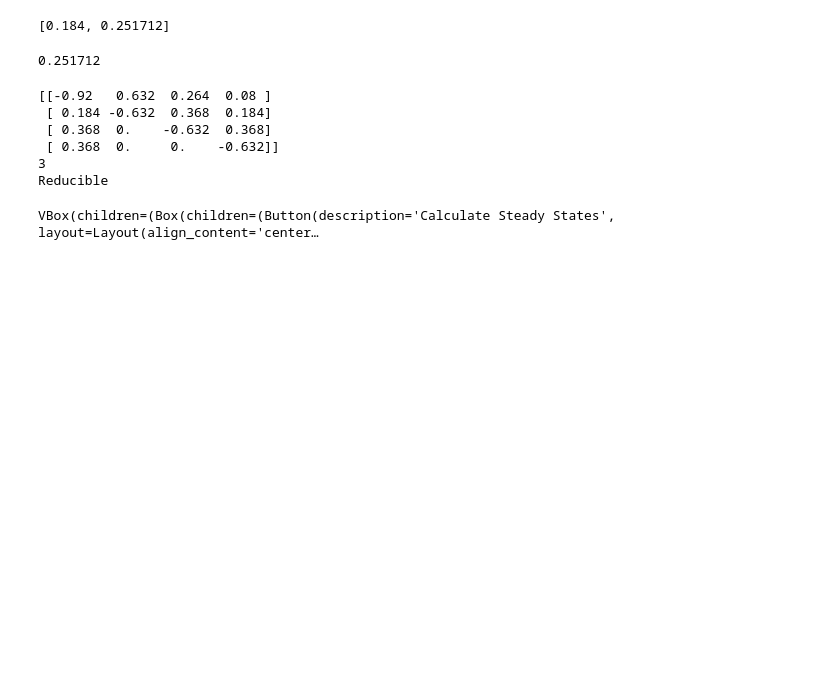
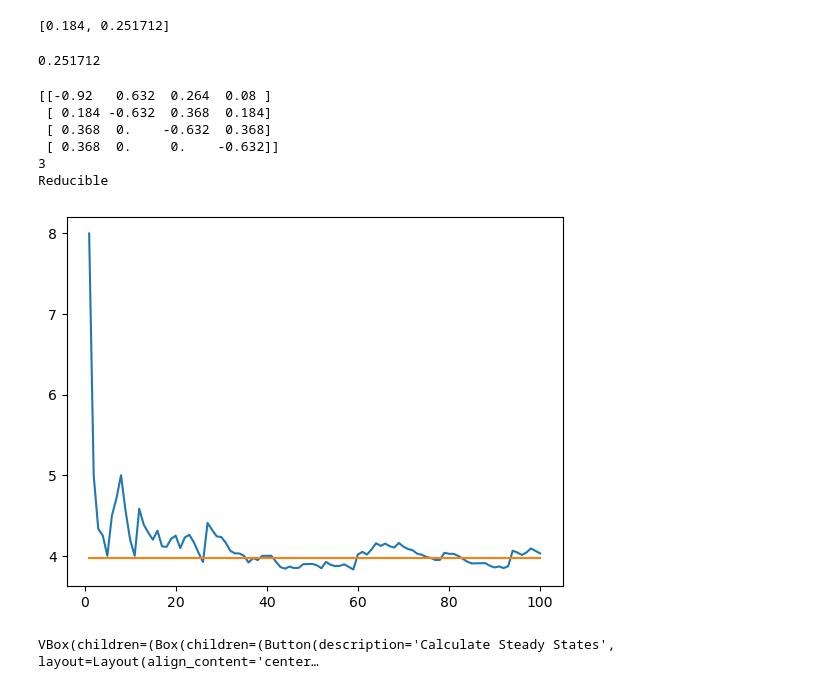
Before and after one commit to jmormal/MetodosCTD, a Jupyter notebook: MarkovChains.ipynb, the cells around one changed output. Cells and saved outputs as stored; diff of their text form; code cells hidden in the pictures; blank space fills up the shorter version.

```diff
--- a/MarkovChains.ipynb
+++ b/MarkovChains.ipynb
@@ -140,7 +145,7 @@ class MarkovChain():
             # Count the number of steps
             steps = 0
             # Repeat until we reach state j
-            while state != j:
+            while state != j or steps == 0:
                 # Take a step
                 state = np.random.choice(range(self.MC.shape[0]), p=self.MC[state])
                 # Increase the number of steps
@@ -227,19 +232,20 @@ mc.get_probability_first_time_passage_n_steps(2,0,1)
 # %%
 transition_probabilities = [[0.080, 0.184, 0.368, 0.368],
                             [0.632, 0.368, 0, 0],
                             [0.264, 0.368, 0.368, 0],
                             [0.080, 0.184, 0.368, 0.368]]
 states = ['A', 'B', 'C', 'D']
 mc = MarkovChain(transition_probabilities, states)
 mc.check_reducibility()
-# mc.draw_probability_distribution_first_time_n_simulation(0,1,1000)
+mc.draw_probability_distribution_first_time_n_simulation(0,1,100)
 # %% [output]
 [[-0.92   0.632  0.264  0.08 ]
  [ 0.184 -0.632  0.368  0.184]
  [ 0.368  0.    -0.632  0.368]
  [ 0.368  0.     0.    -0.632]]
 3
 Reducible
+[figure, added]
 # %%
 # Input widgets
 
```
Also changed, not shown: parts of 3 cells of this notebook, 7 other files.
